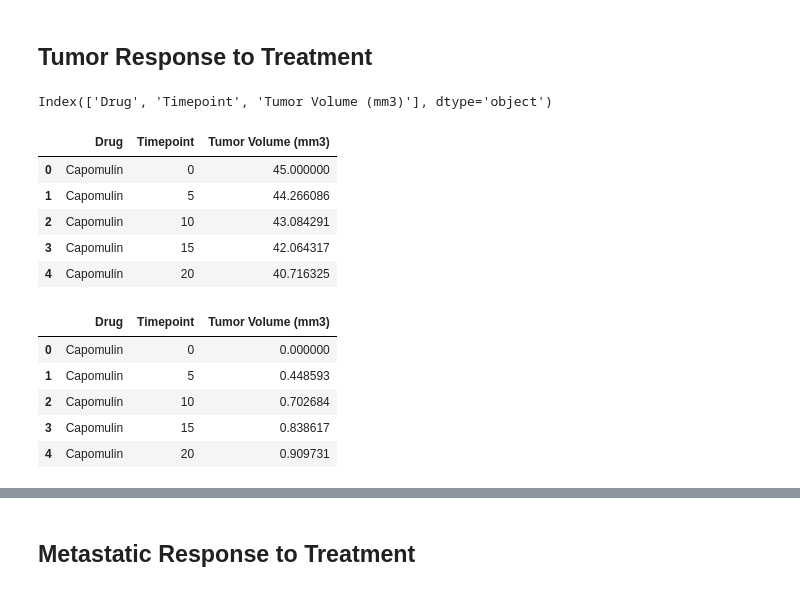
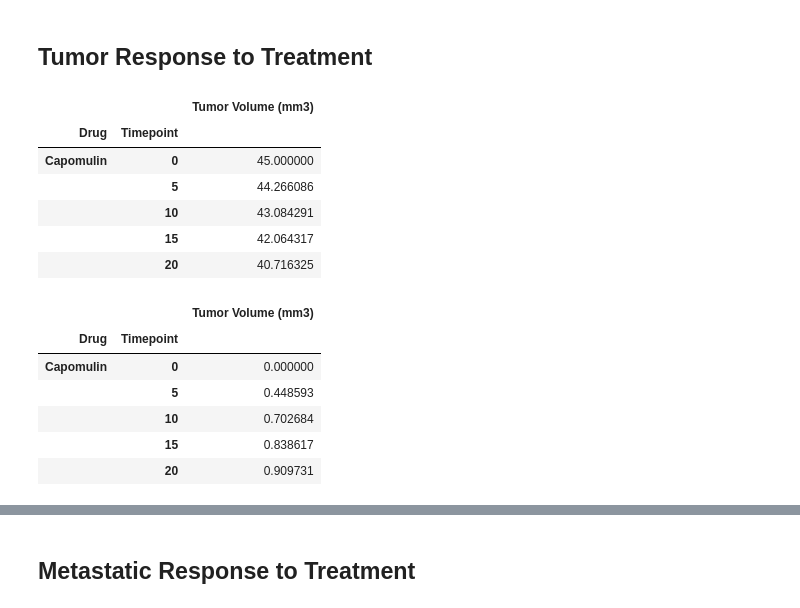
Before and after one commit to TheoF-C/matplotlib-challenge, a Jupyter notebook: Pymaceuticals/pymaceuticals_starter.ipynb, the cells around one changed output, grey strips where cells are left out. Cells and saved outputs as stored; diff of their text form; code cells hidden in the pictures.

```diff
--- a/Pymaceuticals/pymaceuticals_starter.ipynb
+++ b/Pymaceuticals/pymaceuticals_starter.ipynb
@@ -34,38 +34,36 @@ display(trial_mouse_data.head(5))
 # %%
 tumor_group = trial_mouse_data.groupby(['Drug', 'Timepoint'])['Tumor Volume (mm3)']
 
 # Store the Mean Tumor Volume Data Grouped by Drug and Timepoint
-tumor_mean =
+tumor_mean = tumor_group.mean()
 
 # Convert to DataFrame
 tumor_mean = tumor_mean.to_frame()
-tumor_mean.reset_index(inplace=True)
 
 # Preview DataFrame
-display(tumor_mean.head(5))
+tumor_mean.head()
 # %% [output]
-Index(['Drug', 'Timepoint', 'Tumor Volume (mm3)'], dtype='object')
-|  | Drug | Timepoint | Tumor Volume (mm3) |
-| 0 | Capomulin | 0 | 45.000000 |
-| 1 | Capomulin | 5 | 44.266086 |
-| 2 | Capomulin | 10 | 43.084291 |
-| 3 | Capomulin | 15 | 42.064317 |
-| 4 | Capomulin | 20 | 40.716325 |
+|  |  | Tumor Volume (mm3) |
+| Drug | Timepoint |  |
+| Capomulin | 0 | 45.000000 |
+|  | 5 | 44.266086 |
+|  | 10 | 43.084291 |
+|  | 15 | 42.064317 |
+|  | 20 | 40.716325 |
 # %%
 # Store the Standard Error of Tumor Volumes Grouped by Drug and Timepoint
-tumor_sem = trial_mouse_data.groupby(['Drug', 'Timepoint'])['Tumor Volume (mm3)'].sem()
+tumor_sem = tumor_group.sem()
 
 # Convert to DataFrame
 tumor_sem = tumor_sem.to_frame()
-tumor_sem.reset_index(inplace=True)
-tumor_sem.columns = tumor_sem.columns.droplevel()
 
 # Preview DataFrame
-display(tumor_sem.head(5))
+tumor_sem.head()
 # %% [output]
-|  | Drug | Timepoint | Tumor Volume (mm3) |
-| 0 | Capomulin | 0 | 0.000000 |
-| 1 | Capomulin | 5 | 0.448593 |
-| 2 | Capomulin | 10 | 0.702684 |
-| 3 | Capomulin | 15 | 0.838617 |
-| 4 | Capomulin | 20 | 0.909731 |
+|  |  | Tumor Volume (mm3) |
+| Drug | Timepoint |  |
+| Capomulin | 0 | 0.000000 |
+|  | 5 | 0.448593 |
+|  | 10 | 0.702684 |
+|  | 15 | 0.838617 |
+|  | 20 | 0.909731 |
```
Also changed, not shown: parts of 12 cells of this notebook, 4 other files.
